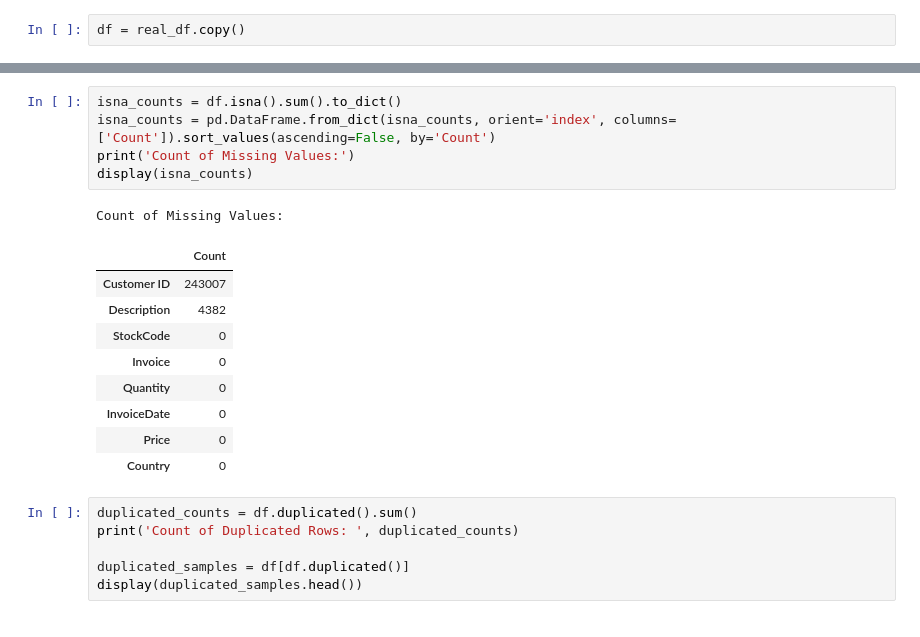
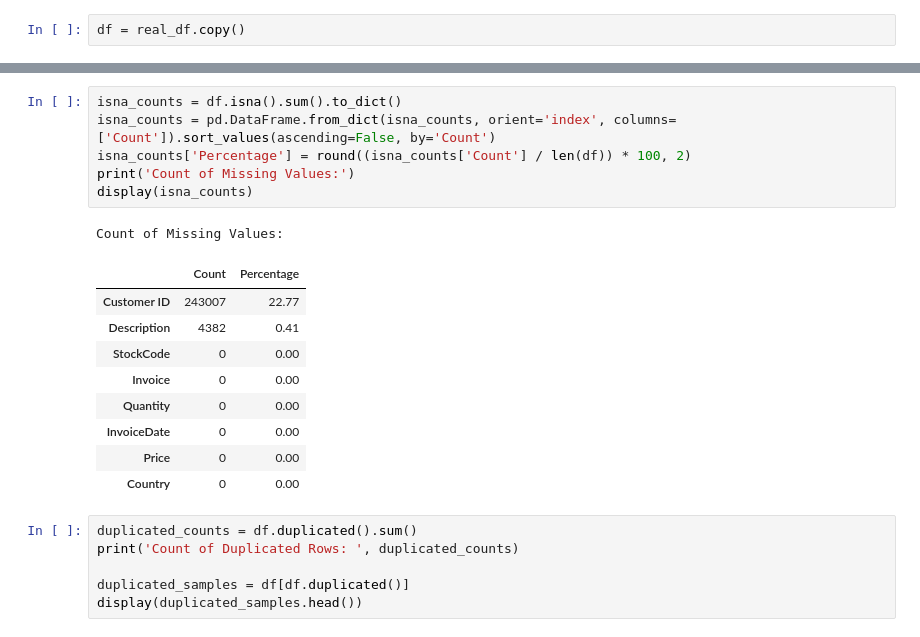
Before and after one commit to hansdarmawann/online-retail-ii-wrangling-1, a Jupyter notebook: notebooks/code.ipynb, the cells around one changed output, grey strips where cells are left out. Saved outputs shown, nothing was run; the diff lists cells and outputs as text.

Commit message:
Add percentage column on check.

```diff
--- a/notebooks/code.ipynb
+++ b/notebooks/code.ipynb
@@ -36,19 +36,20 @@ memory usage: 73.3+ MB
 # %%
 isna_counts = df.isna().sum().to_dict()
 isna_counts = pd.DataFrame.from_dict(isna_counts, orient='index', columns=['Count']).sort_values(ascending=False, by='Count')
+isna_counts['Percentage'] = round((isna_counts['Count'] / len(df)) * 100, 2)
 print('Count of Missing Values:')
 display(isna_counts)
 # %% [output]
 Count of Missing Values:
-|  | Count |
-| Customer ID | 243007 |
-| Description | 4382 |
-| StockCode | 0 |
-| Invoice | 0 |
-| Quantity | 0 |
-| InvoiceDate | 0 |
-| Price | 0 |
-| Country | 0 |
+|  | Count | Percentage |
+| Customer ID | 243007 | 22.77 |
+| Description | 4382 | 0.41 |
+| StockCode | 0 | 0.00 |
+| Invoice | 0 | 0.00 |
+| Quantity | 0 | 0.00 |
+| InvoiceDate | 0 | 0.00 |
+| Price | 0 | 0.00 |
+| Country | 0 | 0.00 |
 # %%
 duplicated_counts = df.duplicated().sum()
 print('Count of Duplicated Rows: ', duplicated_counts)
```
Also changed, not shown: parts of 1 cell of this notebook.
